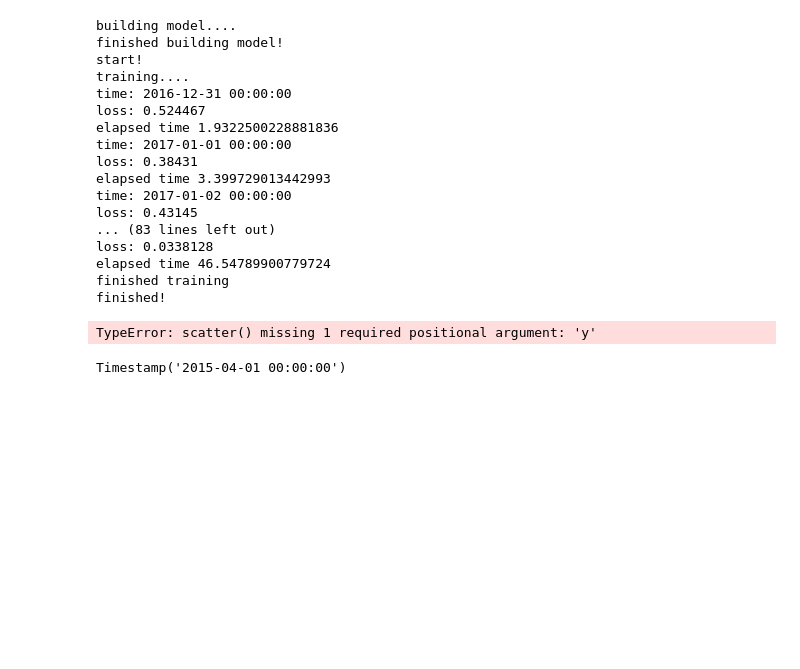
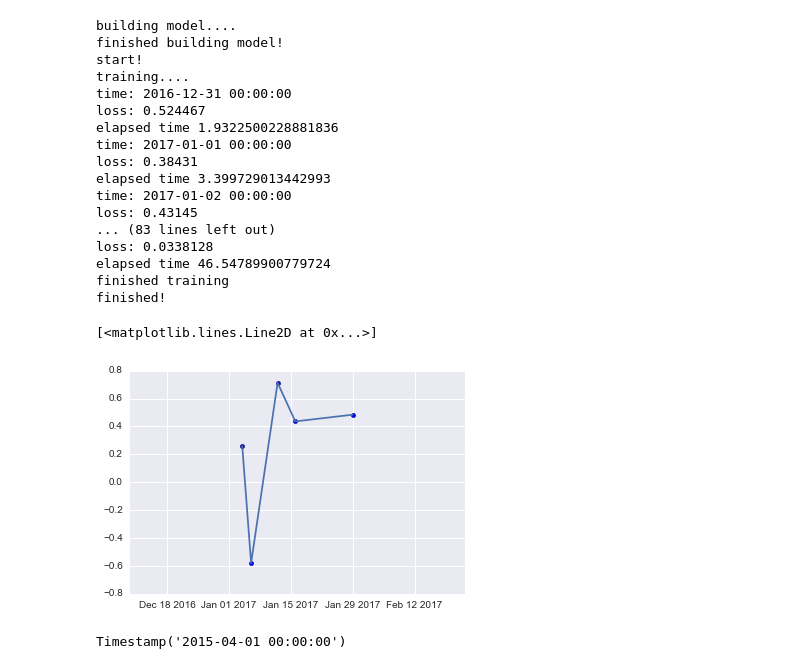
Before and after one commit to jjakimoto/DQN, a Jupyter notebook: Exit_Rule.ipynb, the cells around one changed output. Drawn from its saved outputs; the diff is of its cells as text; code cells hidden in the pictures; blank space fills up the shorter version.

```diff
--- a/Exit_Rule.ipynb
+++ b/Exit_Rule.ipynb
@@ -502,9 +502,11 @@ elapsed time 46.54789900779724
 finished training
 finished!
 # %%
-plt.scatter(values[0])
+plt.scatter(values[0].index, values[0].values)
+plt.plot(values[0])
 # %% [output]
-TypeError: scatter() missing 1 required positional argument: 'y'
+[<matplotlib.lines.Line2D at 0x...>]
+[figure, added]
 # %%
 date_label = input_data.index
 # %%
```
